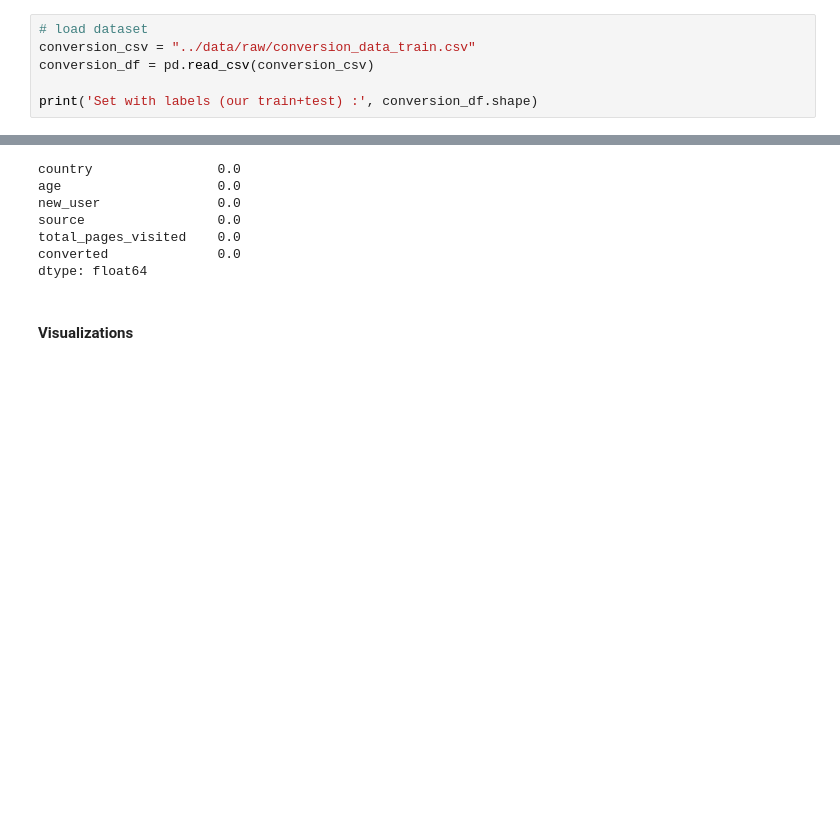
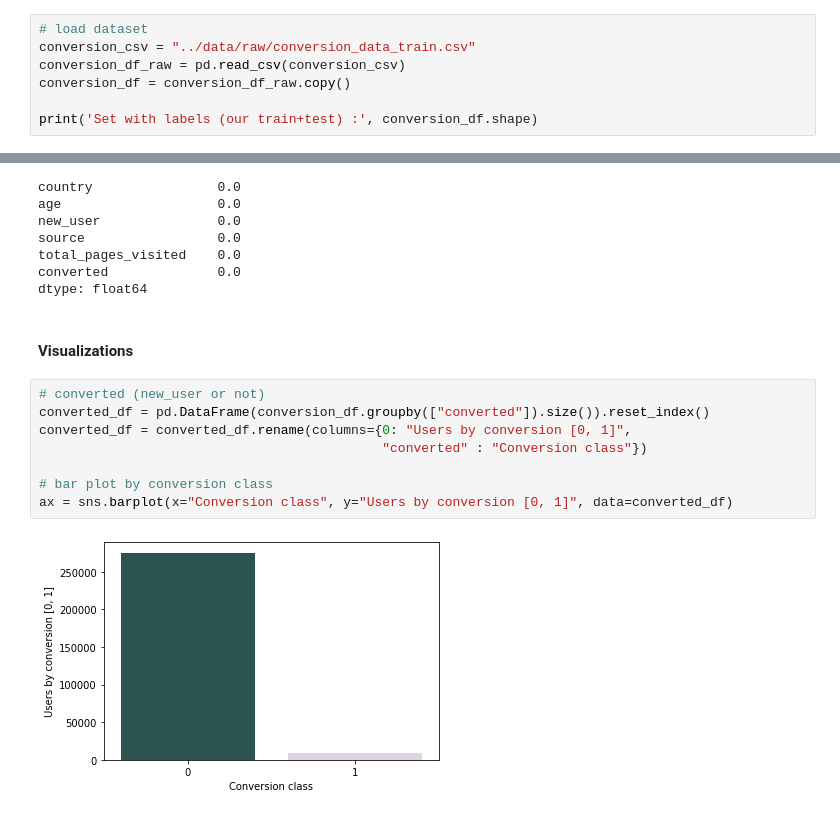
Before and after one commit to MKrouma/Jedha_Walmart-Rate-Uber, a Jupyter notebook: Rate/notebook/conversion_rate.ipynb, the cells around one changed output, grey strips where cells are left out. Saved outputs shown, nothing was run; the diff lists cells and outputs as text; blank space fills up the shorter version.

```diff
--- a/Rate/notebook/conversion_rate.ipynb
+++ b/Rate/notebook/conversion_rate.ipynb
@@ -47,7 +51,8 @@ sns.set_palette(sns.color_palette(color_palette))
 # %%
 # load dataset
 conversion_csv = "../data/raw/conversion_data_train.csv"
-conversion_df = pd.read_csv(conversion_csv)
+conversion_df_raw = pd.read_csv(conversion_csv)
+conversion_df = conversion_df_raw.copy()
 
 print('Set with labels (our train+test) :', conversion_df.shape)
 # %% [output]
@@ -132,3 +137,13 @@ converted              0.0
 dtype: float64
 # %% [markdown]
 #### Visualizations
+# %%
+# converted (new_user or not)
+converted_df = pd.DataFrame(conversion_df.groupby(["converted"]).size()).reset_index()
+converted_df = converted_df.rename(columns={0: "Users by conversion [0, 1]",
+                                            "converted" : "Conversion class"})
+
+# bar plot by conversion class
+ax = sns.barplot(x="Conversion class", y="Users by conversion [0, 1]", data=converted_df)
+# %% [output]
+[figure, added]
```
Also changed, not shown: parts of 20 cells of this notebook, 1 other file.
